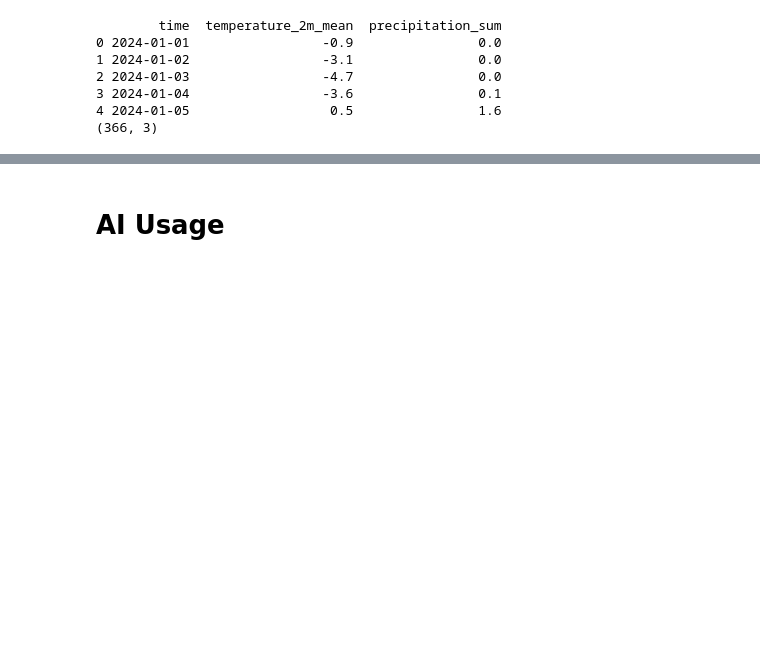
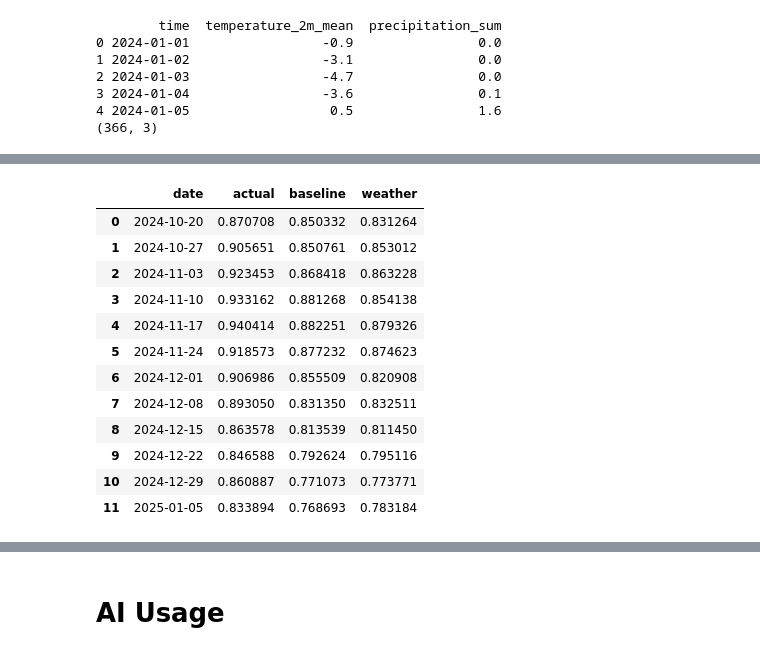
Before and after one commit to magloev/magloevIND320, a Jupyter notebook: notebooks/Task4.ipynb, the cells around one changed output, grey strips where cells are left out. Drawn from its saved outputs; the diff is of its cells as text; code cells hidden in the pictures; blank space fills up the shorter version.

```diff
--- a/notebooks/Task4.ipynb
+++ b/notebooks/Task4.ipynb
@@ -652,0 +1112,39 @@ print(df_weather_test.shape)
+# %%
+predictions_baseline = []
+predictions_weather = []
+
+for _, row in test_data.iterrows():
+
+    x_baseline = row[baseline_features].to_dict()
+    x_weather = row[weather_features].to_dict()
+
+    predictions_baseline.append(
+        model_baseline.predict_one(x_baseline)
+    )
+
+    predictions_weather.append(
+        model_weather.predict_one(x_weather)
+    )
+
+df_results = pd.DataFrame({
+    "date": test_data["date"].values,
+    "actual": test_data["fill_level"].values,
+    "baseline": predictions_baseline,
+    "weather": predictions_weather
+})
+
+display(df_results)
+# %% [output]
+|  | date | actual | baseline | weather |
+| 0 | 2024-10-20 | 0.870708 | 0.850332 | 0.831264 |
+| 1 | 2024-10-27 | 0.905651 | 0.850761 | 0.853012 |
+| 2 | 2024-11-03 | 0.923453 | 0.868418 | 0.863228 |
+| 3 | 2024-11-10 | 0.933162 | 0.881268 | 0.854138 |
+| 4 | 2024-11-17 | 0.940414 | 0.882251 | 0.879326 |
+| 5 | 2024-11-24 | 0.918573 | 0.877232 | 0.874623 |
+| 6 | 2024-12-01 | 0.906986 | 0.855509 | 0.820908 |
+| 7 | 2024-12-08 | 0.893050 | 0.831350 | 0.832511 |
+| 8 | 2024-12-15 | 0.863578 | 0.813539 | 0.811450 |
+| 9 | 2024-12-22 | 0.846588 | 0.792624 | 0.795116 |
+| 10 | 2024-12-29 | 0.860887 | 0.771073 | 0.773771 |
+| 11 | 2025-01-05 | 0.833894 | 0.768693 | 0.783184 |
```
Also changed, not shown: parts of 64 cells of this notebook, 4 other files.
